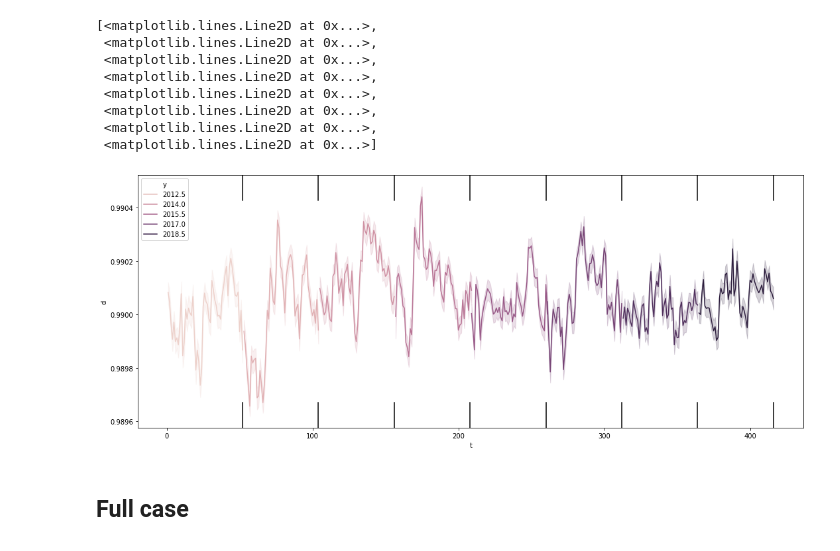
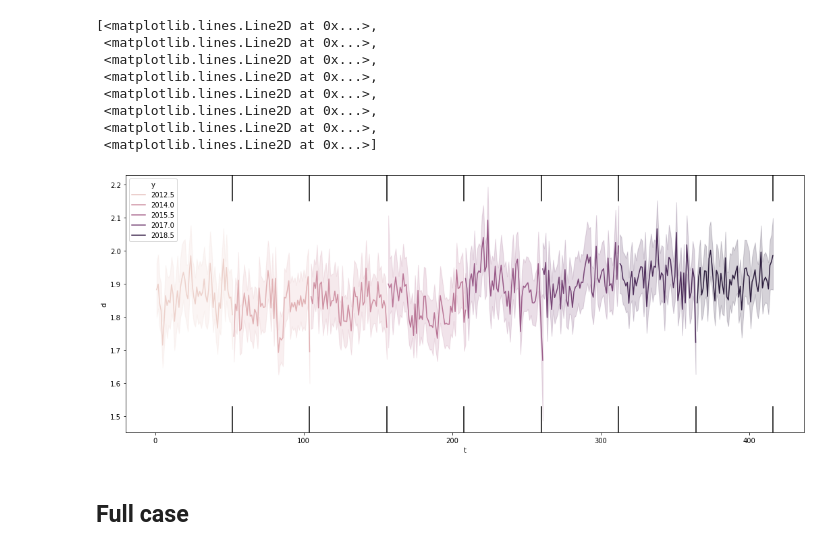
Before and after one commit to HJJoosse/celldyn_embedder, a Jupyter notebook: sandbox/exploration_of_celldyn_embeddings.ipynb, the cells around one changed output. Saved outputs shown, nothing was run; the diff lists cells and outputs as text; code cells hidden in the pictures.

```diff
--- a/sandbox/exploration_of_celldyn_embeddings.ipynb
+++ b/sandbox/exploration_of_celldyn_embeddings.ipynb
@@ -44,2 +77,9 @@ meas_names = ["_".join(c.split("_")[2:]) for c in meas_columns]
+# %%
+celldyn['time_to_measurement'] = (celldyn.Asp_dt-celldyn.afname_dt).dt.seconds
+celldyn['time_to_measurement'] = celldyn['time_to_measurement']//3600
 # %%
-celldyn[susp_columns]
+celldyn = celldyn[meas_columns+mode_columns+fail_columns+
+                  meta_cols+susp_columns+alert_columns]
+celldyn_full = celldyn[celldyn[meas_columns+mode_columns+meta_cols].isna().sum(axis=1)==0] # c_mode_cbc & c_mode_rtc are flagged
+celldyn_bak = celldyn.copy()
+meas_names = ["_".join(c.split("_")[2:]) for c in meas_columns]
@@ -72,5 +201,6 @@ ssize=500000
 sel = celldyn_full.sample(ssize)
 sel['Asp_dt'] = pd.to_datetime(sel['Asp_dt'])
 # %%
-sel['hour'] = sel['Asp_dt'].apply(lambda x: x.hour)
+sel['meas_hour'] = sel['Asp_dt'].dt.hour#   apply(lambda x: x.hour)
+sel['draw_hour'] = sel['afname_dt'].dt.hour # .apply(lambda x: x.hour)
 # %%
@@ -123,6 +270,8 @@ plt.close()
 # %%
 sel['day_of_year'] = np.nan
-sel['day_of_year'] = sel.loc[sel.c_mode_xLyse==0, 'Asp_dt'].apply(lambda x: x.dayofyear)
-sel['week_of_year'] = sel.loc[sel.c_mode_xLyse==0, 'Asp_dt'].apply(lambda x: x.weekofyear)
+sel['day_of_year'] = sel.loc[sel.c_mode_xLyse==0, 'Asp_dt']\
+                            .apply(lambda x: x.dayofyear)
+sel['week_of_year'] = sel.loc[sel.c_mode_xLyse==0, 'Asp_dt']\
+                            .apply(lambda x: x.weekofyear)
 
 sel['year'] = sel.loc[sel.c_mode_xLyse==0, 'Asp_dt'].apply(lambda x: x.year)
@@ -134,26 +278,27 @@ sel.c_b_Lamn.hist(bins=30)
 # %%
 fig, ax = plt.subplots(figsize=(18,7))
 plot_years = [2012, 2013, 2014, 2015, 2016, 2017, 2018, 2019]
-ds = sel.loc[sel.year.isin(plot_years), 'c_b_Lamn']
+ds = sel.loc[sel.year.isin(plot_years), 'c_b_lym']
 ts = sel.loc[sel.year.isin(plot_years),'week_of_year']
 ys = sel.loc[sel.year.isin(plot_years),'year']
 
 min_year = min(plot_years)
 ts = ts+(ys-min_year)*52
 
-sns.lineplot(data=pd.DataFrame({'t': ts, 'd': sigmoid_log(ds), 'y': ys}), x='t', y='d', hue='y', ax=ax)
+sns.lineplot(data=pd.DataFrame({'t': ts, 'd': ds, 'y': ys}),
+             x='t', y='d', hue='y', ax=ax)
 [ax.axvline((year-min_year+1)*52, ymax=0.1, color='black') for year in plot_years]
 [ax.axvline((year-min_year+1)*52, ymin=0.9, color='black') for year in plot_years]
 # %% [output]
 [<matplotlib.lines.Line2D at 0x...>,
  <matplotlib.lines.Line2D at 0x...>,
  <matplotlib.lines.Line2D at 0x...>,
  <matplotlib.lines.Line2D at 0x...>,
  <matplotlib.lines.Line2D at 0x...>,
  <matplotlib.lines.Line2D at 0x...>,
  <matplotlib.lines.Line2D at 0x...>,
  <matplotlib.lines.Line2D at 0x...>]
-[figure, old version]
+[figure, new version]
 # %% [markdown]
 ## Full case
 # %% [markdown]
```
Also changed, not shown: parts of 22 cells of this notebook, 1 other file.
